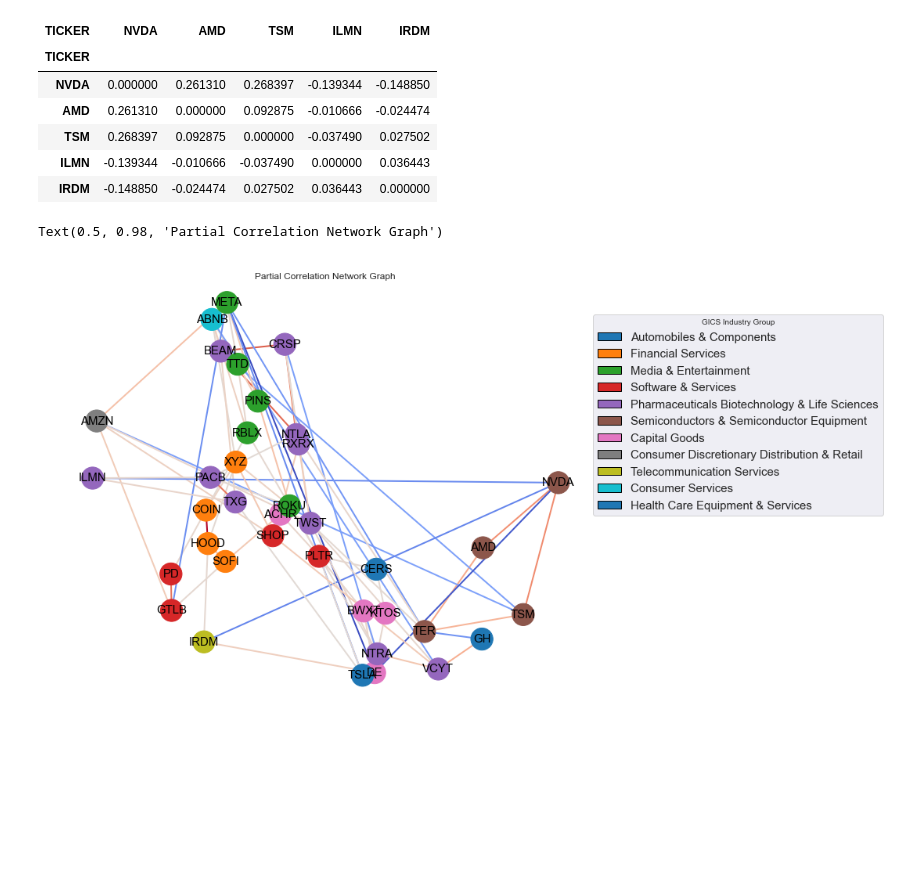
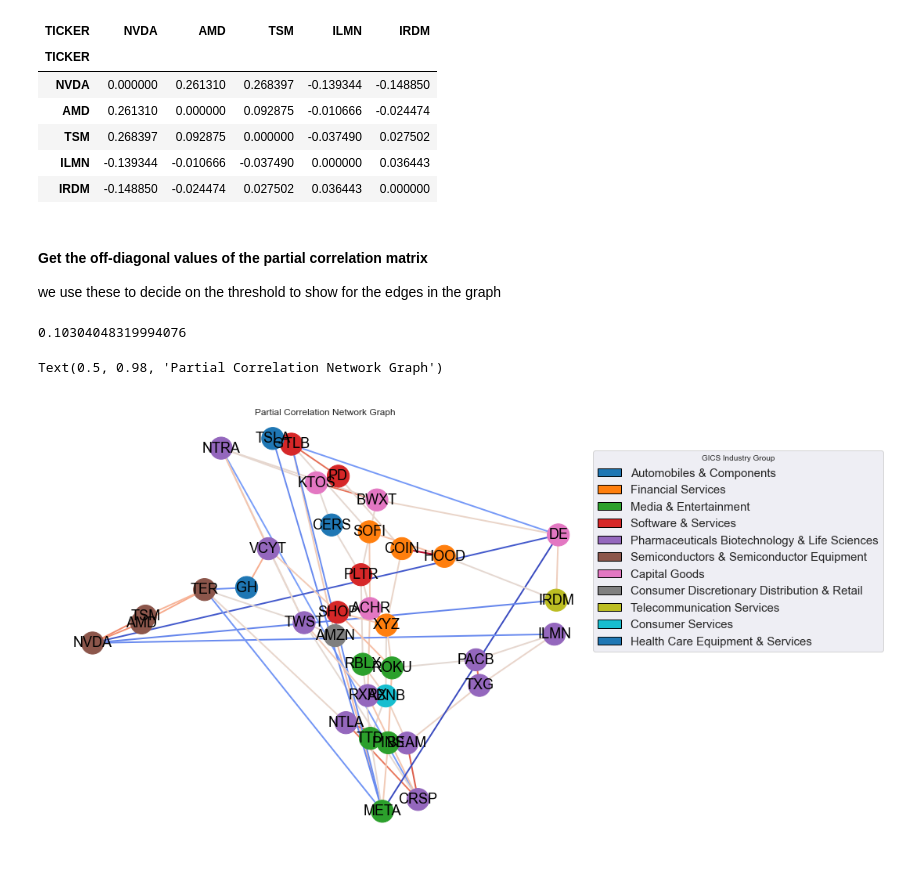
Before and after one commit to kenchan323/k_personal_projects, a Jupyter notebook: finance/risk_illustration/ark_snapshot_holdings.ipynb, the cells around one changed output. Saved outputs shown, nothing was run; the diff lists cells and outputs as text; code cells hidden in the pictures; blank space fills up the shorter version.

```diff
--- a/finance/risk_illustration/ark_snapshot_holdings.ipynb
+++ b/finance/risk_illustration/ark_snapshot_holdings.ipynb
@@ -290,31 +290,43 @@ pd.DataFrame(partial_corr, index=rho_mat.index, columns=rho_mat.columns).loc[['N
 | TSM | 0.268397 | 0.092875 | 0.000000 | -0.037490 | 0.027502 |
 | ILMN | -0.139344 | -0.010666 | -0.037490 | 0.000000 | 0.036443 |
 | IRDM | -0.148850 | -0.024474 | 0.027502 | 0.036443 | 0.000000 |
+# %% [markdown]
+#### Get the off-diagonal values of the partial correlation matrix
+we use these to decide on the threshold to show for the edges in the graph
+# %%
+lower_triang_vals = partial_corr[np.tril_indices(partial_corr.shape[0])]
+lower_triang_vals = pd.Series(lower_triang_vals[lower_triang_vals != 0])
+# %%
+pctile_thrsh = 0.9 # e.g. only show the top ~ 10% by magnitudes of the relationships
+thrsh = lower_triang_vals.abs().quantile(pctile_thrsh)
+thrsh
+# %% [output]
+0.10304048319994076
 # %%
-threshold = 0.1  # you can adjust this, only show the more important relationships
+threshold = thrsh  # you can adjust this, only show the more important relationships
 G = nx.Graph()
 tickers = rho_mat.index
 for i in range(len(tickers)):
     G.add_node(tickers[i])
 
 for i in range(len(tickers)):
     for j in range(i+1, len(tickers)):
         if abs(partial_corr[i, j]) > threshold:
             G.add_edge(tickers[i], tickers[j], weight=partial_corr[i, j])
 
 plt.figure(figsize=(10, 8))
-pos = nx.spring_layout(G, seed=42)  # force-directed layout
+pos = nx.spring_layout(G, seed=10)  # force-directed layout
 
 edges, weights = zip(*nx.get_edge_attributes(G, 'weight').items())
 
 nx.draw(G, pos, with_labels=True,
         node_color=[ticker_to_colour(ticker, group_by=colour_by) for ticker in rho_mat.index],
         edge_color=weights, edge_cmap=plt.cm.coolwarm, width=2,
-        node_size=800, font_size=15)
+        node_size=800, font_size=18)
 
 custom_legend = [Patch(facecolor=_c, edgecolor='black', label=_g) for _g, _c in group_colour_map[colour_by].items()]
 plt.legend(handles=custom_legend, title=colour_by, loc='upper right',  bbox_to_anchor=(1.5, 0.9), fontsize=15)
 plt.suptitle('Partial Correlation Network Graph')
 # %% [output]
 Text(0.5, 0.98, 'Partial Correlation Network Graph')
-[figure, old version]
+[figure, new version]
```
Also changed, not shown: parts of 3 cells of this notebook.
